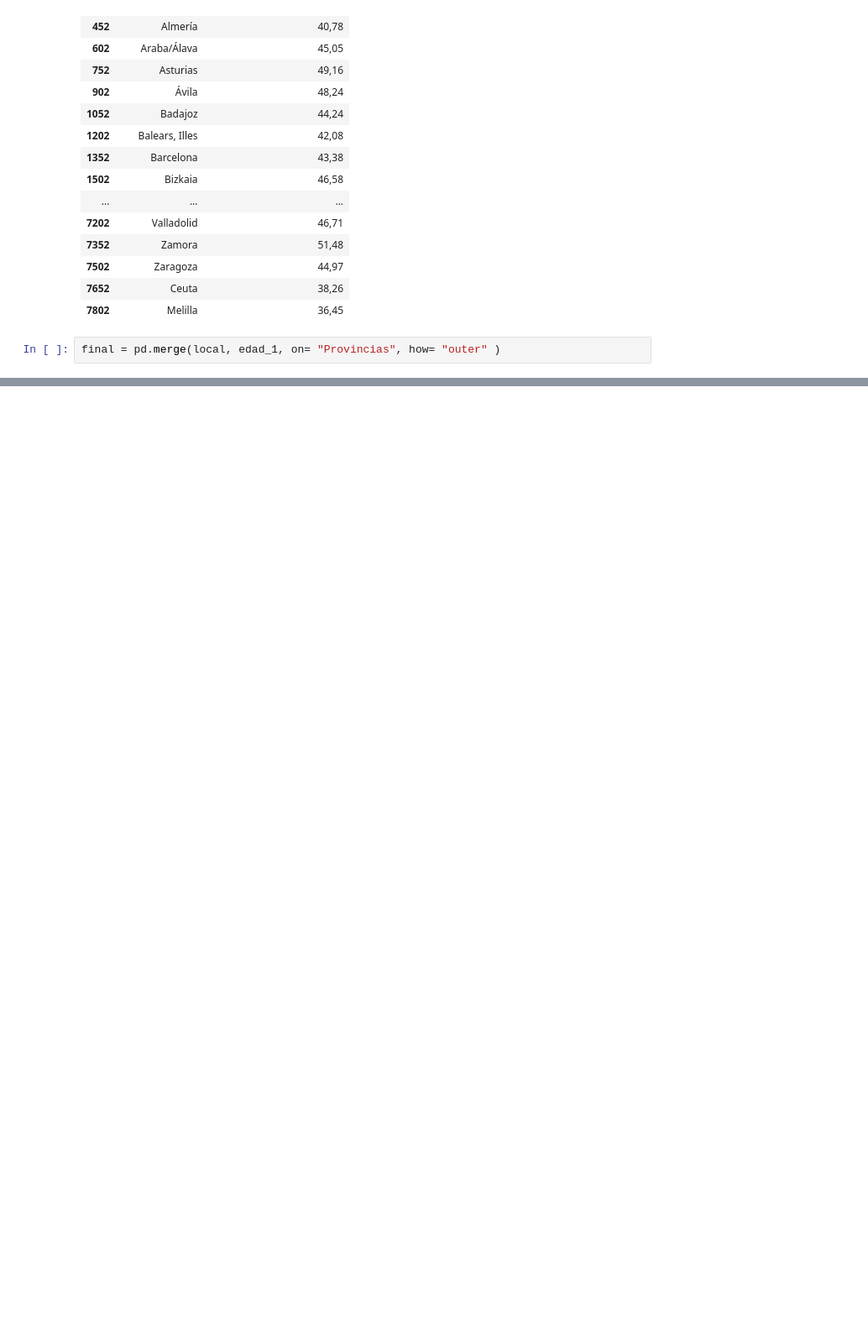
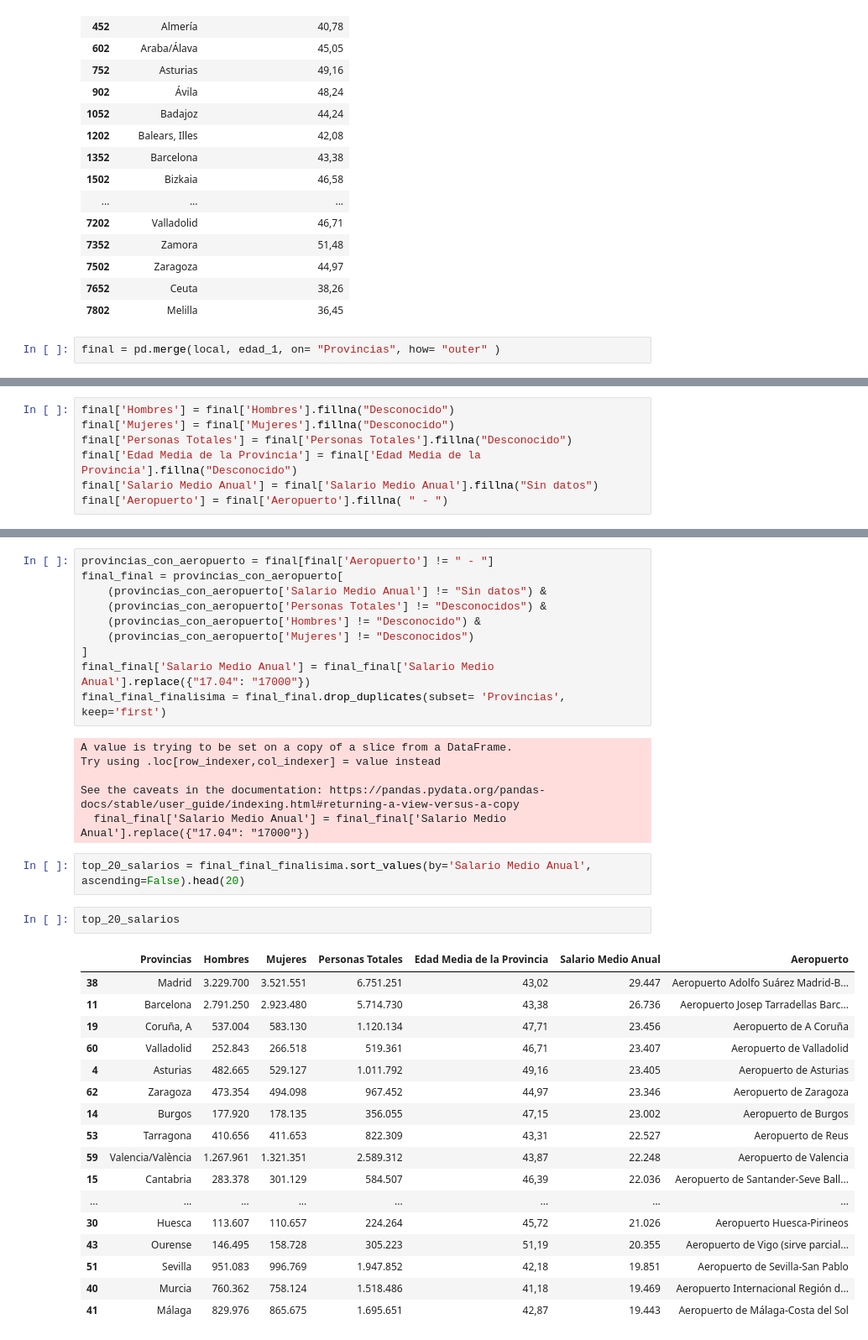
Before and after one commit to Noelia0708/Creacion-Parque-Atracciones, a Jupyter notebook: Proyecto_Parque_Atracciones.ipynb, the cells around one changed output, grey strips where cells are left out. Shown at 84% size. Drawn from its saved outputs; the diff is of its cells as text; blank space fills up the shorter version.

Commit message:
top_20_salarios

```diff
--- a/Proyecto_Parque_Atracciones.ipynb
+++ b/Proyecto_Parque_Atracciones.ipynb
@@ -279,0 +293,7 @@ final
+# %%
+final['Hombres'] = final['Hombres'].fillna("Desconocido")
+final['Mujeres'] = final['Mujeres'].fillna("Desconocido")
+final['Personas Totales'] = final['Personas Totales'].fillna("Desconocido")
+final['Edad Media de la Provincia'] = final['Edad Media de la Provincia'].fillna("Desconocido")
+final['Salario Medio Anual'] = final['Salario Medio Anual'].fillna("Sin datos")
+final['Aeropuerto'] = final['Aeropuerto'].fillna( " - ")
@@ -279,0 +316,38 @@ final
+# %%
+provincias_con_aeropuerto = final[final['Aeropuerto'] != " - "]
+final_final = provincias_con_aeropuerto[
+    (provincias_con_aeropuerto['Salario Medio Anual'] != "Sin datos") &
+    (provincias_con_aeropuerto['Personas Totales'] != "Desconocidos") &
+    (provincias_con_aeropuerto['Hombres'] != "Desconocido") &
+    (provincias_con_aeropuerto['Mujeres'] != "Desconocidos")
+]
+final_final['Salario Medio Anual'] = final_final['Salario Medio Anual'].replace({"17.04": "17000"})
+final_final_finalisima = final_final.drop_duplicates(subset= 'Provincias', keep='first')
+# %% [output]
+A value is trying to be set on a copy of a slice from a DataFrame.
+Try using .loc[row_indexer,col_indexer] = value instead
+
+See the caveats in the documentation: https://pandas.pydata.org/pandas-docs/stable/user_guide/indexing.html#returning-a-view-versus-a-copy
+  final_final['Salario Medio Anual'] = final_final['Salario Medio Anual'].replace({"17.04": "17000"})
+# %%
+top_20_salarios = final_final_finalisima.sort_values(by='Salario Medio Anual', ascending=False).head(20)
+# %%
+top_20_salarios
+# %% [output]
+|  | Provincias | Hombres | Mujeres | Personas Totales | Edad Media de la Provincia | Salario Medio Anual | Aeropuerto |
+| 38 | Madrid | 3.229.700 | 3.521.551 | 6.751.251 | 43,02 | 29.447 | Aeropuerto Adolfo Suárez Madrid-B... |
+| 11 | Barcelona | 2.791.250 | 2.923.480 | 5.714.730 | 43,38 | 26.736 | Aeropuerto Josep Tarradellas Barc... |
+| 19 | Coruña, A | 537.004 | 583.130 | 1.120.134 | 47,71 | 23.456 | Aeropuerto de A Coruña |
+| 60 | Valladolid | 252.843 | 266.518 | 519.361 | 46,71 | 23.407 | Aeropuerto de Valladolid |
+| 4 | Asturias | 482.665 | 529.127 | 1.011.792 | 49,16 | 23.405 | Aeropuerto de Asturias |
+| 62 | Zaragoza | 473.354 | 494.098 | 967.452 | 44,97 | 23.346 | Aeropuerto de Zaragoza |
+| 14 | Burgos | 177.920 | 178.135 | 356.055 | 47,15 | 23.002 | Aeropuerto de Burgos |
+| 53 | Tarragona | 410.656 | 411.653 | 822.309 | 43,31 | 22.527 | Aeropuerto de Reus |
+| 59 | Valencia/València | 1.267.961 | 1.321.351 | 2.589.312 | 43,87 | 22.248 | Aeropuerto de Valencia |
+| 15 | Cantabria | 283.378 | 301.129 | 584.507 | 46,39 | 22.036 | Aeropuerto de Santander-Seve Ball... |
+| ... | ... | ... | ... | ... | ... | ... | ... |
+| 30 | Huesca | 113.607 | 110.657 | 224.264 | 45,72 | 21.026 | Aeropuerto Huesca-Pirineos |
+| 43 | Ourense | 146.495 | 158.728 | 305.223 | 51,19 | 20.355 | Aeropuerto de Vigo (sirve parcial... |
+| 51 | Sevilla | 951.083 | 996.769 | 1.947.852 | 42,18 | 19.851 | Aeropuerto de Sevilla-San Pablo |
+| 40 | Murcia | 760.362 | 758.124 | 1.518.486 | 41,18 | 19.469 | Aeropuerto Internacional Región d... |
+| 41 | Málaga | 829.976 | 865.675 | 1.695.651 | 42,87 | 19.443 | Aeropuerto de Málaga-Costa del Sol |
```
Also changed, not shown: parts of 7 cells of this notebook.
